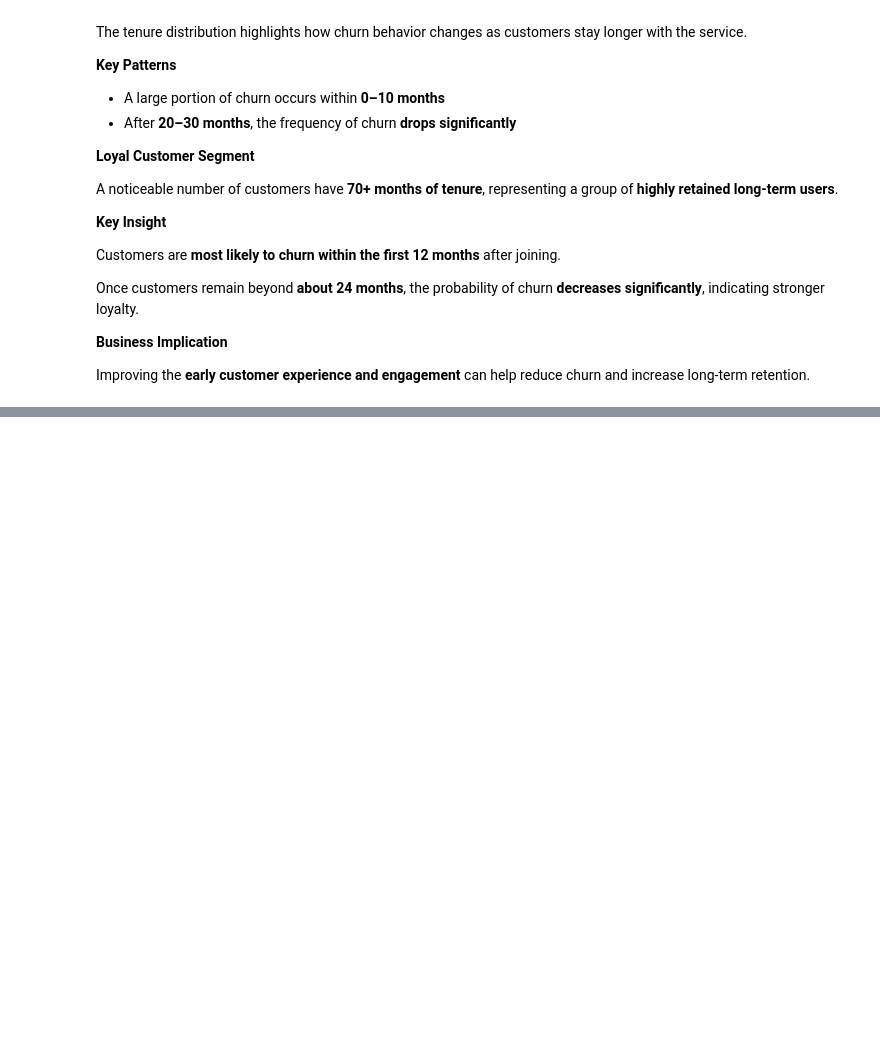
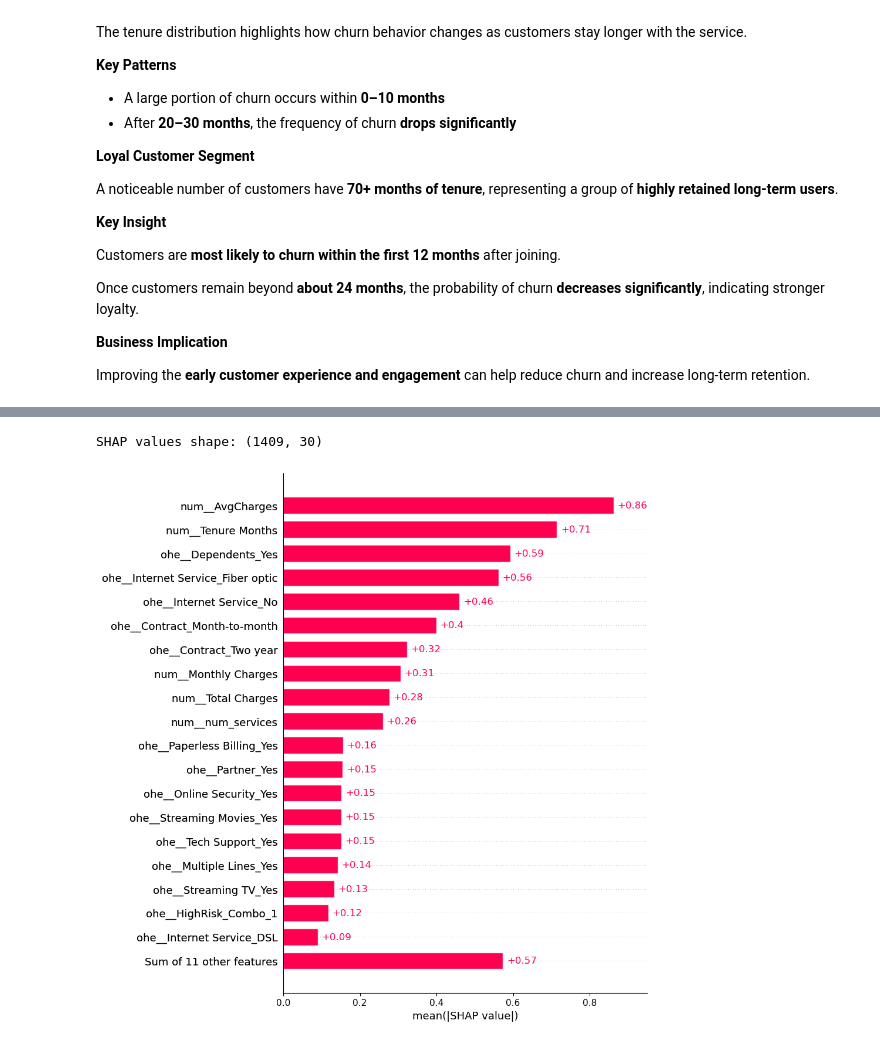
Before and after one commit to niharnandala/Telco-Churn-Prediction-Retention-ml, a Jupyter notebook: notebook/project_notebook.ipynb, the cells around one changed output, grey strips where cells are left out. Cells and saved outputs as stored; diff of their text form; code cells hidden in the pictures; blank space fills up the shorter version.

```diff
--- a/notebook/project_notebook.ipynb
+++ b/notebook/project_notebook.ipynb
@@ -546,0 +921,2 @@ Improving the **early customer experience and engagement** can help reduce churn
+# %%
+df['ServiceIntensity'] = df['num_services'] / (df['Tenure Months'] + 1)
@@ -546,0 +1065,5 @@ Improving the **early customer experience and engagement** can help reduce churn
+# %%
+# Train Logistic Regression
+logistic_model.fit(X_train, y_train)
+
+print("Logistic model trained.")
@@ -546,0 +1163,42 @@ Improving the **early customer experience and engagement** can help reduce churn
+# %%
+import shap
+import pandas as pd
+import matplotlib.pyplot as plt
+
+# 1) split fitted pipeline into parts
+preprocessor = logistic_model.named_steps['preprocessor']
+classifier = logistic_model.named_steps['classifier']
+
+# 2) transform data using the fitted preprocessor
+X_train_trans = preprocessor.transform(X_train)
+X_test_trans = preprocessor.transform(X_test)
+
+# 3) get feature names after preprocessing
+feature_names = preprocessor.get_feature_names_out()
+
+# 4) convert transformed matrices to DataFrames for cleaner SHAP plots
+X_train_trans_df = pd.DataFrame(
+    X_train_trans,
+    columns=feature_names,
+    index=X_train.index
+)
+
+X_test_trans_df = pd.DataFrame(
+    X_test_trans,
+    columns=feature_names,
+    index=X_test.index
+)
+
+# 5) build SHAP explainer for logistic regression
+explainer = shap.LinearExplainer(classifier, X_train_trans_df)
+
+# 6) compute SHAP values for test set
+shap_values = explainer(X_test_trans_df)
+
+print("SHAP values shape:", shap_values.values.shape)
+# %% [output]
+SHAP values shape: (1409, 30)
+# %%
+shap.plots.bar(shap_values, max_display=20)
+# %% [output]
+[figure, added]
```
Also changed, not shown: parts of 69 cells of this notebook.
